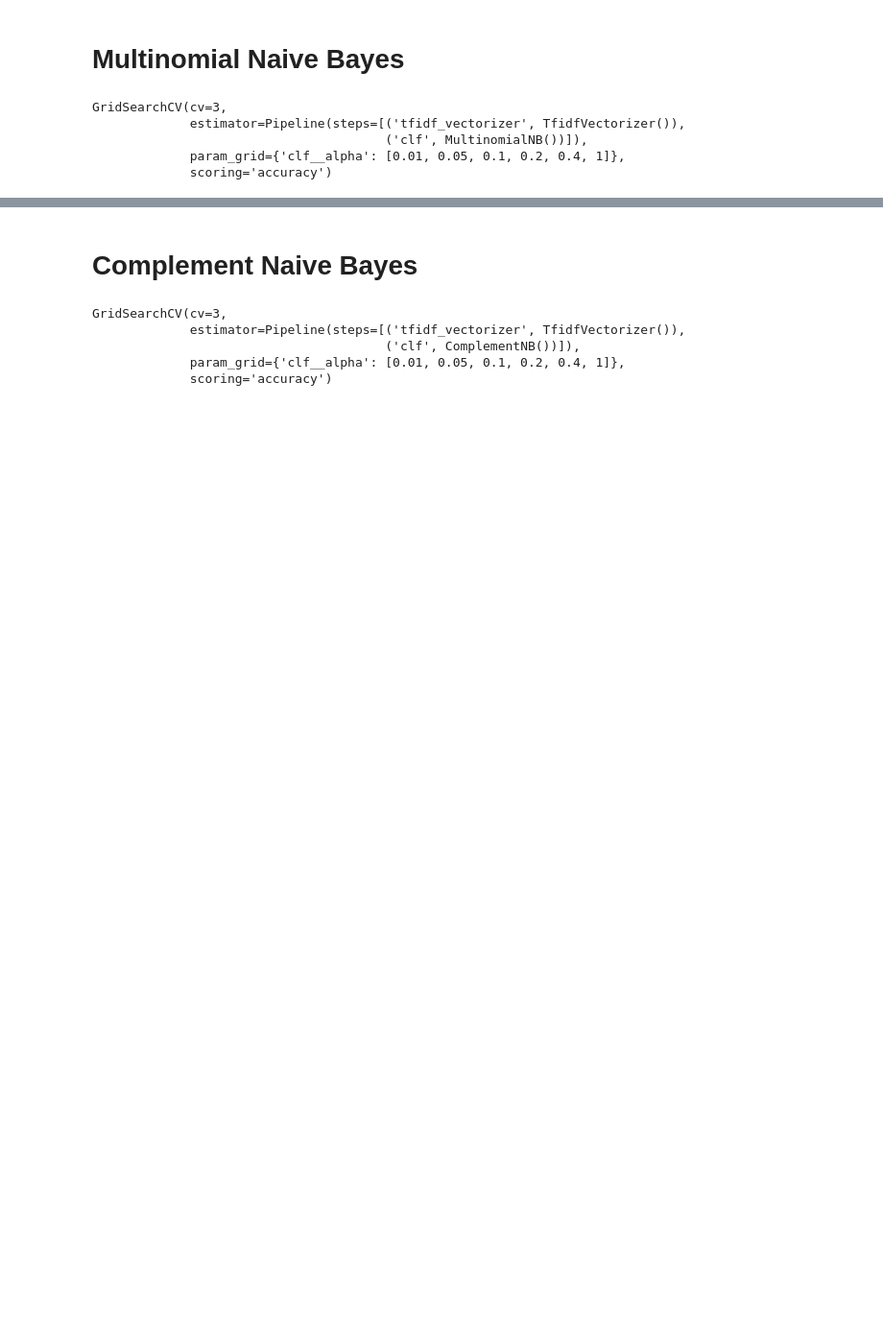
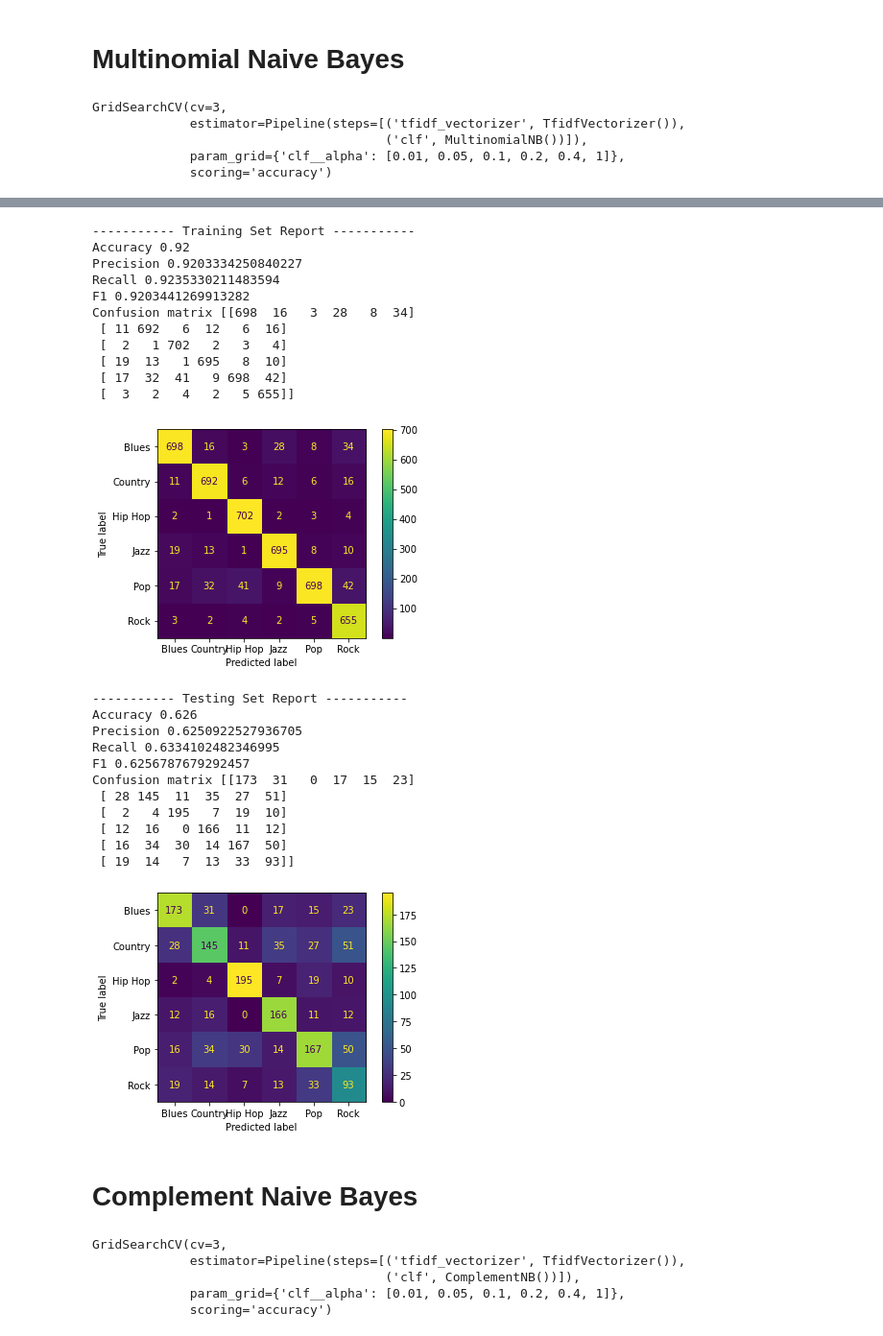
Before and after one commit to ZibingZhang/cs4120, a Jupyter notebook: PredictingGenre.ipynb, the cells around one changed output, grey strips where cells are left out. Shown at 96% size. Cells and saved outputs as stored; diff of their text form; code cells hidden in the pictures; blank space fills up the shorter version.

```diff
--- a/PredictingGenre.ipynb
+++ b/PredictingGenre.ipynb
@@ -397,3 +533,32 @@ Best Parameter Combination Found During Grid Search:
+# %%
+mnb_classified_train = gs_MNB.predict(X_train)
+mnb_classified_test = gs_MNB.predict(X_test)
+score_report(le.classes_, np.array(y_train), mnb_classified_train, np.array(y_test), mnb_classified_test)
+# %% [output]
+----------- Training Set Report -----------
+Accuracy 0.92
+Precision 0.9203334250840227
+Recall 0.9235330211483594
+F1 0.9203441269913282
+Confusion matrix [[698  16   3  28   8  34]
+ [ 11 692   6  12   6  16]
+ [  2   1 702   2   3   4]
+ [ 19  13   1 695   8  10]
+ [ 17  32  41   9 698  42]
+ [  3   2   4   2   5 655]]
+[figure, added]
+----------- Testing Set Report -----------
+Accuracy 0.626
+Precision 0.6250922527936705
+Recall 0.6334102482346995
+F1 0.6256787679292457
+Confusion matrix [[173  31   0  17  15  23]
+ [ 28 145  11  35  27  51]
+ [  2   4 195   7  19  10]
+ [ 12  16   0 166  11  12]
+ [ 16  34  30  14 167  50]
+ [ 19  14   7  13  33  93]]
+[figure, added]
 # %% [markdown]
 # Complement Naive Bayes
 # %%
```
Also changed, not shown: parts of 29 cells of this notebook, 2 other files.
